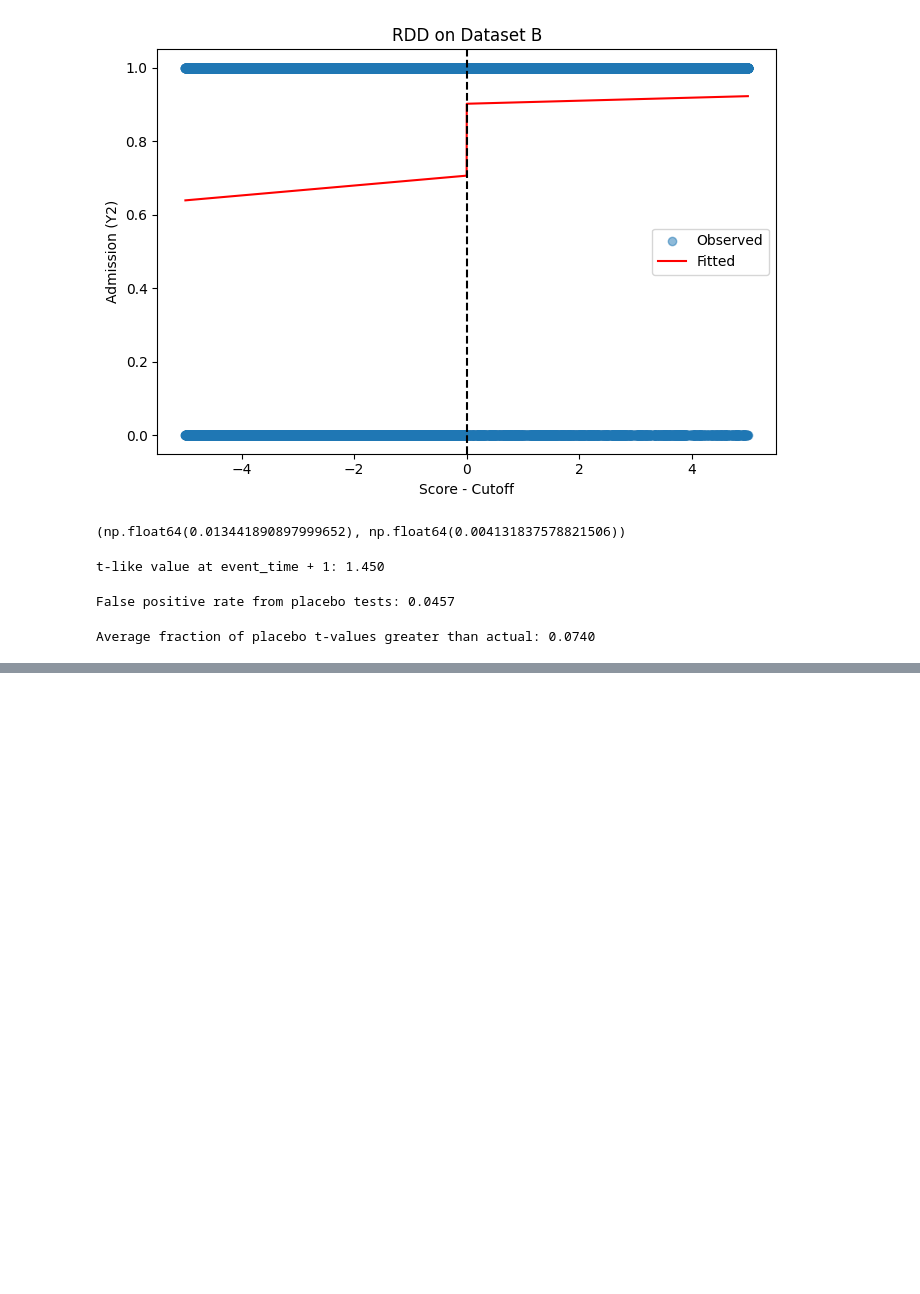
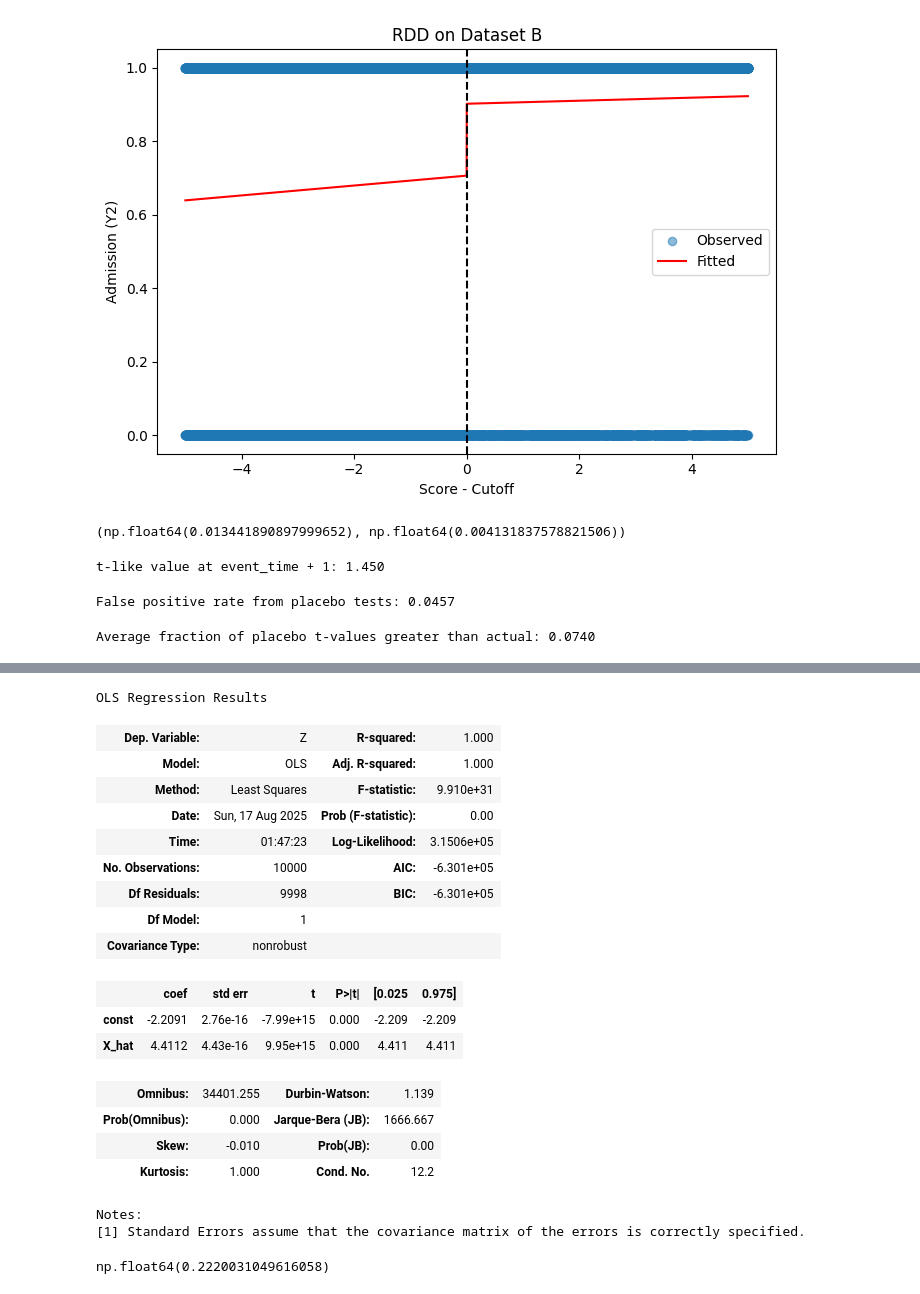
Before and after one commit to Kevinwu1998/702, a Jupyter notebook: OMDS_MODB2_week12_wu_zonglin.ipynb, the cells around one changed output, grey strips where cells are left out. Cells and saved outputs as stored; diff of their text form; code cells hidden in the pictures; blank space fills up the shorter version.

```diff
--- a/OMDS_MODB2_week12_wu_zonglin.ipynb
+++ b/OMDS_MODB2_week12_wu_zonglin.ipynb
@@ -476,0 +573,66 @@ Average fraction of placebo t-values greater than actual: 0.0740
+# %%
+# Re-run setup since the previous error cleared variables
+import statsmodels.api as sm
+
+# Reload the data
+df = pd.read_csv('homework_13.1.csv')
+data = df.drop(columns=["Unnamed: 0"])
+
+# First stage: regress X on Z
+X1 = sm.add_constant(data["Z"])
+y1 = data["X"]
+first_stage = sm.OLS(y1, X1).fit()
+data["X_hat"] = first_stage.fittedvalues
+
+# Second stage: regress Z on predicted X_hat
+X2 = sm.add_constant(data["X_hat"])
+y2 = data["Z"]
+second_stage = sm.OLS(y2, X2).fit()
+
+second_stage.summary()
+# %% [output]
+OLS Regression Results
+| Dep. Variable: | Z | R-squared: | 1.000 |
+| Model: | OLS | Adj. R-squared: | 1.000 |
+| Method: | Least Squares | F-statistic: | 9.910e+31 |
+| Date: | Sun, 17 Aug 2025 | Prob (F-statistic): | 0.00 |
+| Time: | 01:47:23 | Log-Likelihood: | 3.1506e+05 |
+| No. Observations: | 10000 | AIC: | -6.301e+05 |
+| Df Residuals: | 9998 | BIC: | -6.301e+05 |
+| Df Model: | 1 |  |  |
+| Covariance Type: | nonrobust |  |  |
+|  | coef | std err | t | P>|t| | [0.025 | 0.975] |
+| const | -2.2091 | 2.76e-16 | -7.99e+15 | 0.000 | -2.209 | -2.209 |
+| X_hat | 4.4112 | 4.43e-16 | 9.95e+15 | 0.000 | 4.411 | 4.411 |
+| Omnibus: | 34401.255 | Durbin-Watson: | 1.139 |
+| Prob(Omnibus): | 0.000 | Jarque-Bera (JB): | 1666.667 |
+| Skew: | -0.010 | Prob(JB): | 0.00 |
+| Kurtosis: | 1.000 | Cond. No. | 12.2 |
+Notes:
+[1] Standard Errors assume that the covariance matrix of the errors is correctly specified.
+# %%
+# Compute the IV estimate of the effect of X on Z using Y as the instrument.
+import pandas as pd
+import statsmodels.api as sm
+
+# Load data
+df = pd.read_csv("homework_13.1.csv").rename(columns={"Unnamed: 0":"row_id"})
+data = df[["Z","X","Y"]].copy()
+
+# First stage: X ~ Y
+X1 = sm.add_constant(data["Y"])
+y1 = data["X"]
+fs = sm.OLS(y1, X1).fit()
+
+# Predicted X from first stage
+data["Xhat"] = fs.fittedvalues
+
+# Second stage: Z ~ Xhat
+X2 = sm.add_constant(data["Xhat"])
+y2 = data["Z"]
+ss = sm.OLS(y2, X2).fit()
+
+coef_iv = ss.params["Xhat"]
+coef_iv
+# %% [output]
+np.float64(0.2220031049616058)
```
Also changed, not shown: parts of 4 cells of this notebook.
